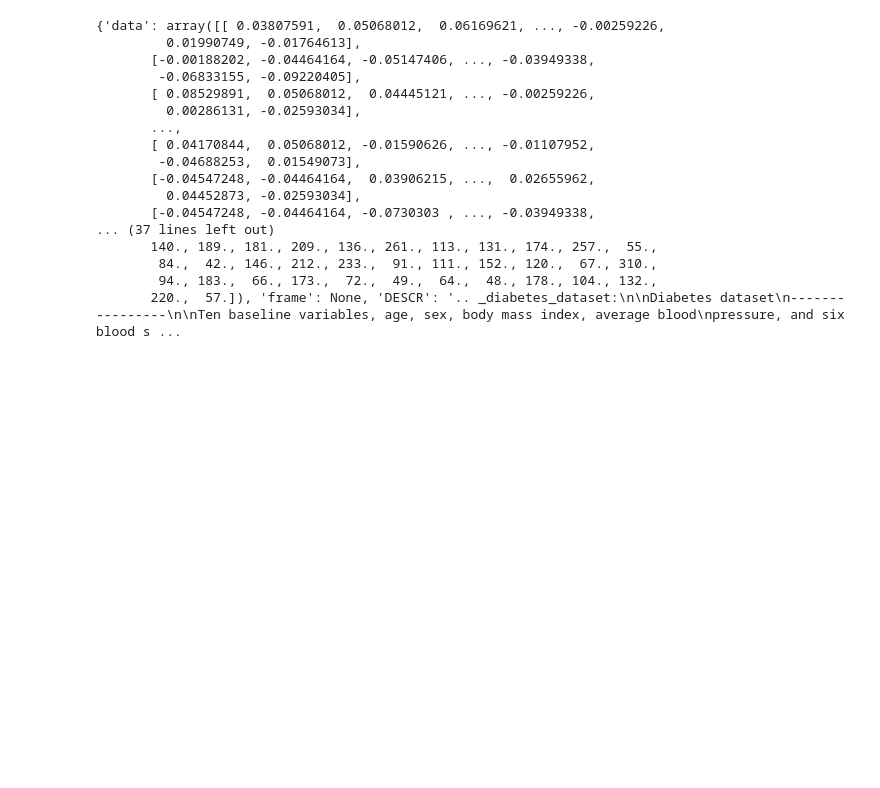
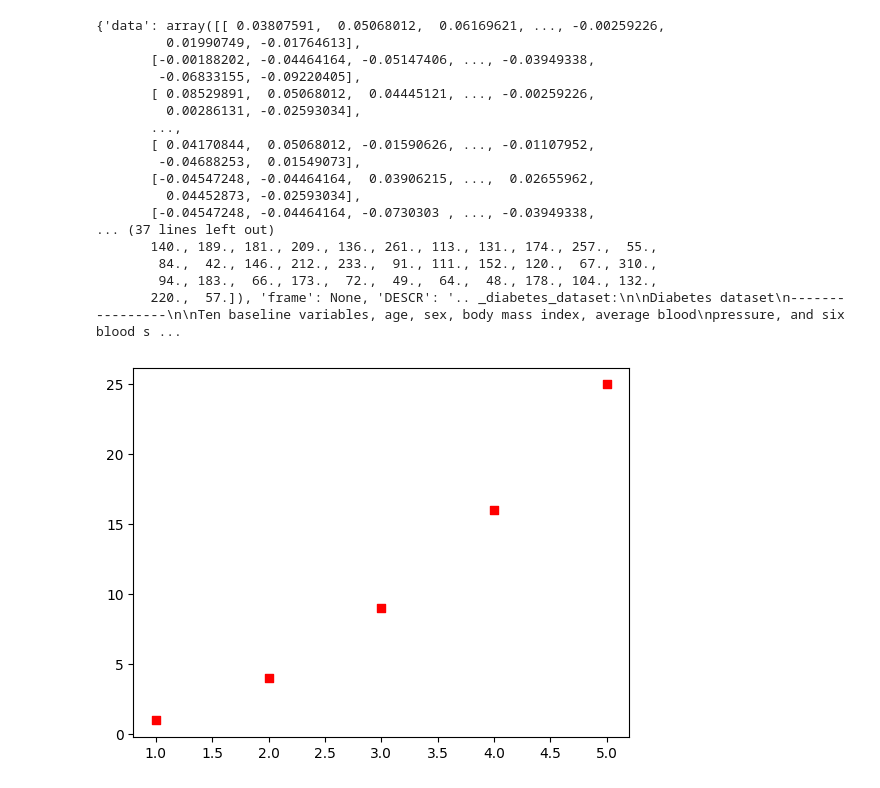
Before and after one commit to shobhabindu/n-w-lab, a Jupyter notebook: dsml_lab.ipynb, the cells around one changed output. Cells and saved outputs as stored; diff of their text form; code cells hidden in the pictures; blank space fills up the shorter version.

```diff
--- a/dsml_lab.ipynb
+++ b/dsml_lab.ipynb
@@ -148,3 +148,11 @@ print(data)
         84.,  42., 146., 212., 233.,  91., 111., 152., 120.,  67., 310.,
         94., 183.,  66., 173.,  72.,  49.,  64.,  48., 178., 104., 132.,
        220.,  57.]), 'frame': None, 'DESCR': '.. _diabetes_dataset:\n\nDiabetes dataset\n----------------\n\nTen baseline variables, age, sex, body mass index, average blood\npressure, and six blood s ...
+# %%
+import matplotlib.pyplot as plt
+x=[1,2,3,4,5]
+y=[1,4,9,16,25]
+plt.scatter(x,y,marker='s',color="red")
+plt.show()
+# %% [output]
+[figure, added]
```
Also changed, not shown: parts of 3 cells of this notebook.
